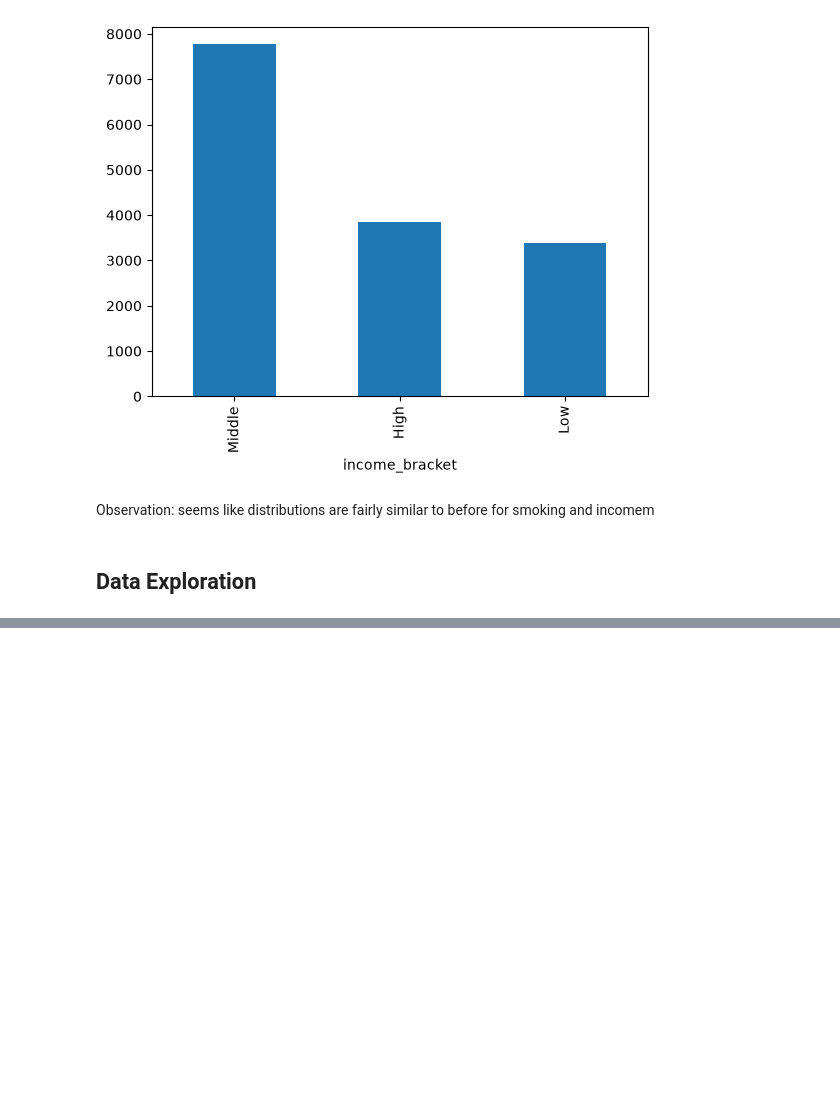
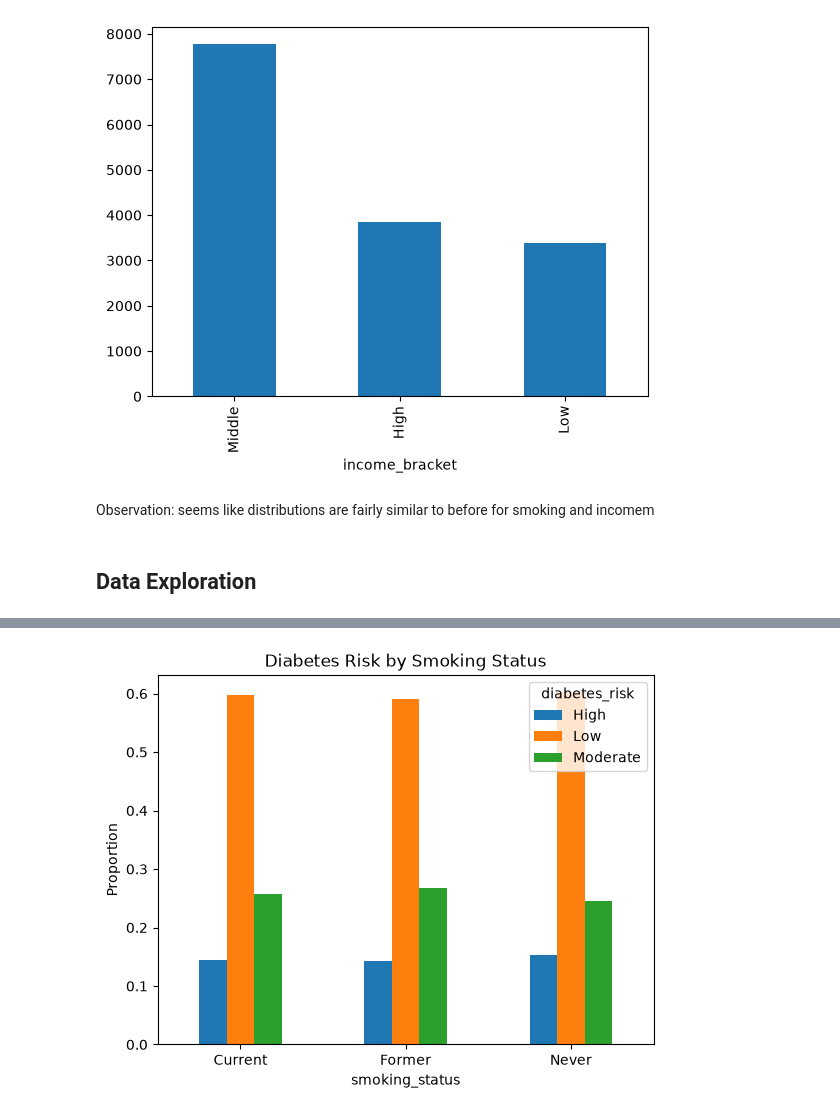
Before and after one commit to xorsheedz/diabetes_detection, a Jupyter notebook: exploratory_analysis.ipynb, the cells around one changed output, grey strips where cells are left out. Cells and saved outputs as stored; diff of their text form; code cells hidden in the pictures; blank space fills up the shorter version.

```diff
--- a/exploratory_analysis.ipynb
+++ b/exploratory_analysis.ipynb
@@ -212,0 +226,10 @@ ValueError: could not convert string to float: 'Female'
+# %%
+# compare categorical and numeric values
+
+risk_mapping = {
+    "Low": 0,
+    "Medium": 1,
+    "High": 2
+}
+
+raw_data["DiabetesRisk_numeric"] = raw_data["diabetes_risk"].map(risk_mapping)
@@ -212,0 +267,13 @@ ValueError: could not convert string to float: 'Female'
+# %%
+pd.crosstab(
+    raw_data["smoking_status"],
+    raw_data["diabetes_risk"],
+    normalize="index"
+).plot(kind="bar")
+
+plt.ylabel("Proportion")
+plt.title("Diabetes Risk by Smoking Status")
+plt.xticks(rotation=0)
+plt.show()
+# %% [output]
+[figure, added]
```
Also changed, not shown: parts of 15 cells of this notebook, 1 other file.
